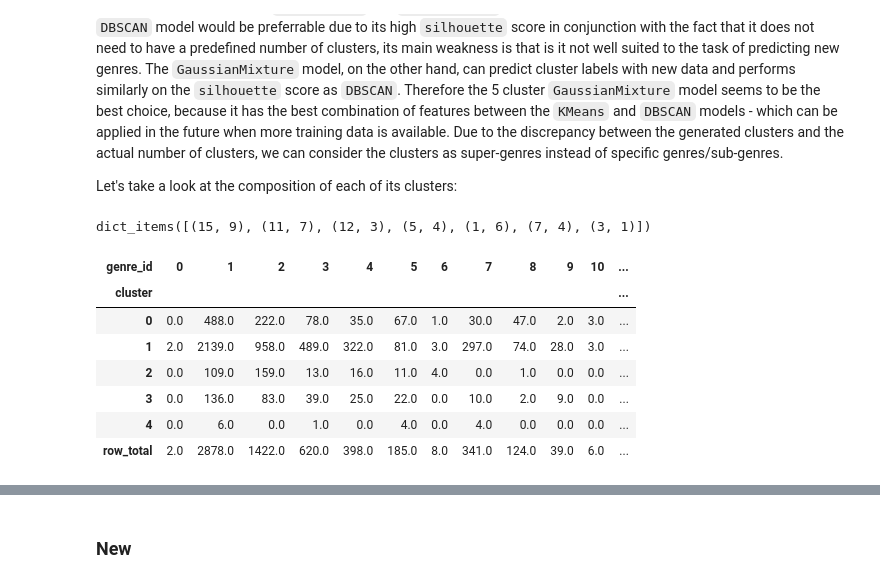
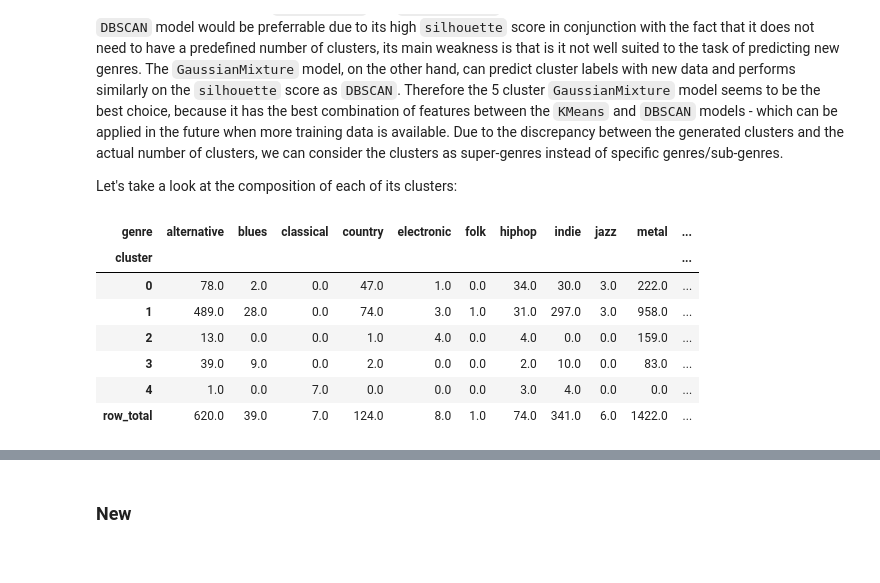
Before and after one commit to MattGroho/tab-hero, a Jupyter notebook: notebooks/unsupervised_pipeline_investigation.ipynb, the cells around one changed output, grey strips where cells are left out. Cells and saved outputs as stored; diff of their text form; code cells hidden in the pictures.

```diff
--- a/notebooks/unsupervised_pipeline_investigation.ipynb
+++ b/notebooks/unsupervised_pipeline_investigation.ipynb
@@ -1627,48 +1627,53 @@ This distribution can provide some insight into why the best models for the `sil
 
 Let's take a look at the composition of each of its clusters:
 # %%
-# # The best model had the following characteristics:
-# # model = 'gmm'
-# # covariance_type = 'full'
-# # mixture components = 5
-# # principal components = 3
-# best_model = 'gmm_covariancetype=full_mixturecomponents=5_ncomponents=3'
+# Genre distributions will be more meaningful with actual labels
+from tab_hero.dataio.tab_format import GENRE_MAP
 
-# best_model_genre_breakdown = song_genre.loc[:, ['genre_id', best_model]].groupby(best_model).agg(list).reset_index(names='cluster_id')
-# best_model_genre_breakdown.loc[:, 'n_genres'] = best_model_genre_breakdown.loc[:, 'genre_id'].apply(lambda x: len(x))
-
-# for i in range(5):
-#     a = Counter(best_model_genre_breakdown.iloc[i, 1])
-
-# a.items()
+GENRE_ID_MAP = {v: k for k, v in GENRE_MAP.items()}
-# %% [output]
-dict_items([(15, 9), (11, 7), (12, 3), (5, 4), (1, 6), (7, 4), (3, 1)])
 # %%
 # The best model had the following characteristics:
 # model = 'gmm'
 # covariance_type = 'full'
 # mixture components = 5
 # principal components = 3
 best_model = 'gmm_covariancetype=full_mixturecomponents=5_ncomponents=3'
 
+# Get the number of occurrences for each genre and cluster pair
 best_model_genre_breakdown = song_genre.loc[:, ['genre_id', best_model]].groupby([best_model, 'genre_id']).agg('size').reset_index()
-best_model_genre_breakdown.columns =['cluster', 'genre_id', 'counts']
+
+# Rename after aggregationg and restting of index
+best_model_genre_breakdown.columns = ['cluster', 'genre_id', 'counts']
+
+# Acquire genre labels
+best_model_genre_breakdown.loc[:, 'genre'] = best_model_genre_breakdown.loc[:, 'genre_id'].apply(lambda x: GENRE_ID_MAP[x])
+
+# Don't need genre_id anymore
+best_model_genre_breakdown.drop('genre_id', inplace=True, axis=1)
+
+# Organize counts into separate columns
 best_model_genre_breakdown = pd.pivot(
     best_model_genre_breakdown,
     index='cluster',
-    columns='genre_id',
+    columns='genre',
     values='counts'
     )
+
+# Set NaN values to 0 to allow for visualization
 best_model_genre_breakdown.fillna(0, inplace=True)
+
+# Create row and column totals to allow for percentage based visualizations
 best_model_genre_breakdown.loc['row_total'] = best_model_genre_breakdown.sum(axis=0)
 best_model_genre_breakdown.loc[:, 'col_total'] = best_model_genre_breakdown.sum(axis=1)
+
+# Show result
 best_model_genre_breakdown
 # %% [output]
-| genre_id | 0 | 1 | 2 | 3 | 4 | 5 | 6 | 7 | 8 | 9 | 10 | ... |
-| cluster |  |  |  |  |  |  |  |  |  |  |  | ... |
-| 0 | 0.0 | 488.0 | 222.0 | 78.0 | 35.0 | 67.0 | 1.0 | 30.0 | 47.0 | 2.0 | 3.0 | ... |
-| 1 | 2.0 | 2139.0 | 958.0 | 489.0 | 322.0 | 81.0 | 3.0 | 297.0 | 74.0 | 28.0 | 3.0 | ... |
-| 2 | 0.0 | 109.0 | 159.0 | 13.0 | 16.0 | 11.0 | 4.0 | 0.0 | 1.0 | 0.0 | 0.0 | ... |
-| 3 | 0.0 | 136.0 | 83.0 | 39.0 | 25.0 | 22.0 | 0.0 | 10.0 | 2.0 | 9.0 | 0.0 | ... |
-| 4 | 0.0 | 6.0 | 0.0 | 1.0 | 0.0 | 4.0 | 0.0 | 4.0 | 0.0 | 0.0 | 0.0 | ... |
-| row_total | 2.0 | 2878.0 | 1422.0 | 620.0 | 398.0 | 185.0 | 8.0 | 341.0 | 124.0 | 39.0 | 6.0 | ... |
+| genre | alternative | blues | classical | country | electronic | folk | hiphop | indie | jazz | metal | ... |
+| cluster |  |  |  |  |  |  |  |  |  |  | ... |
+| 0 | 78.0 | 2.0 | 0.0 | 47.0 | 1.0 | 0.0 | 34.0 | 30.0 | 3.0 | 222.0 | ... |
+| 1 | 489.0 | 28.0 | 0.0 | 74.0 | 3.0 | 1.0 | 31.0 | 297.0 | 3.0 | 958.0 | ... |
+| 2 | 13.0 | 0.0 | 0.0 | 1.0 | 4.0 | 0.0 | 4.0 | 0.0 | 0.0 | 159.0 | ... |
+| 3 | 39.0 | 9.0 | 0.0 | 2.0 | 0.0 | 0.0 | 2.0 | 10.0 | 0.0 | 83.0 | ... |
+| 4 | 1.0 | 0.0 | 7.0 | 0.0 | 0.0 | 0.0 | 3.0 | 4.0 | 0.0 | 0.0 | ... |
+| row_total | 620.0 | 39.0 | 7.0 | 124.0 | 8.0 | 1.0 | 74.0 | 341.0 | 6.0 | 1422.0 | ... |
```
Also changed, not shown: parts of 12 cells of this notebook.
